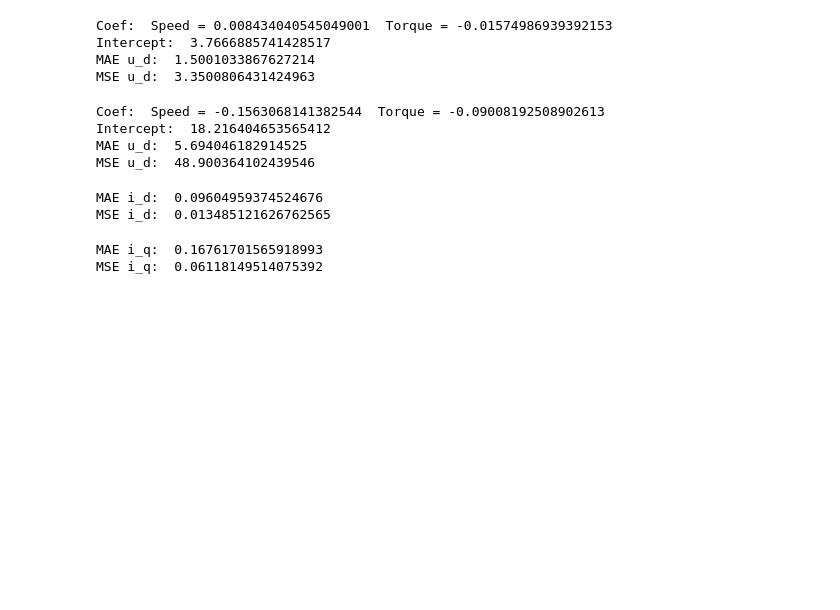
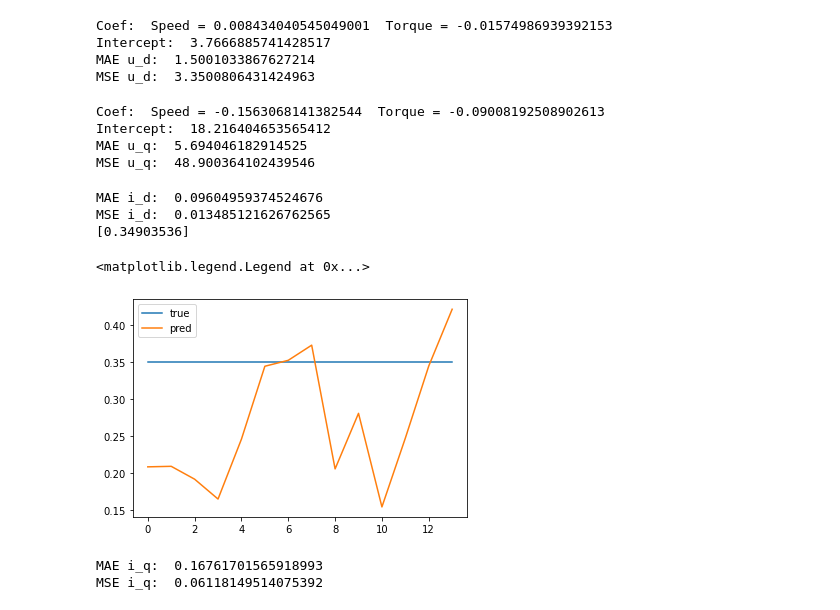
Before and after one commit to sagarverma/MotorDynamics, a Jupyter notebook: notebooks/noise_modeling.ipynb, the cells around one changed output. Cells and saved outputs as stored; diff of their text form; code cells hidden in the pictures; blank space fills up the shorter version.

```diff
--- a/notebooks/noise_modeling.ipynb
+++ b/notebooks/noise_modeling.ipynb
@@ -1177,13 +1193,13 @@ print ('Coef: ', 'Speed =', reg_uq.coef_[0], ' Torque =', reg_uq.coef_[1])
 print ('Intercept: ', reg_uq.intercept_)
 pred_uq_test = reg_uq.predict(X_test)
 
-print ("MAE u_d: ", mae(pred_uq_test, y_uq_test))
-print ("MSE u_d: ", mse(pred_uq_test, y_uq_test))
+print ("MAE u_q: ", mae(pred_uq_test, y_uq_test))
+print ("MSE u_q: ", mse(pred_uq_test, y_uq_test))
 # %% [output]
 Coef:  Speed = -0.1563068141382544  Torque = -0.09008192508902613
 Intercept:  18.216404653565412
-MAE u_d:  5.694046182914525
-MSE u_d:  48.900364102439546
+MAE u_q:  5.694046182914525
+MSE u_q:  48.900364102439546
 # %%
 from sklearn.svm import SVR
 from sklearn.pipeline import make_pipeline
@@ -1195,9 +1211,20 @@ pred_id_test = reg_id.predict(X_test)
 
 print ("MAE i_d: ", mae(pred_id_test, y_id_test))
 print ("MSE i_d: ", mse(pred_id_test, y_id_test))
+
+svr_mod = reg_id.steps[1][1]
+print (svr_mod.intercept_)
 # %% [output]
 MAE i_d:  0.09604959374524676
 MSE i_d:  0.013485121626762565
+[0.34903536]
+# %%
+plt.plot(pred_id_test, label='true')
+plt.plot(y_id_test, label='pred')
+plt.legend()
+# %% [output]
+<matplotlib.legend.Legend at 0x...>
+[figure, added]
 # %%
 reg_iq = make_pipeline(StandardScaler(), SVR(C=0.00001, epsilon=0.00001, kernel='poly'))
 reg_iq.fit(X_train, y_iq_train)
```
Also changed, not shown: parts of 2 cells of this notebook.
